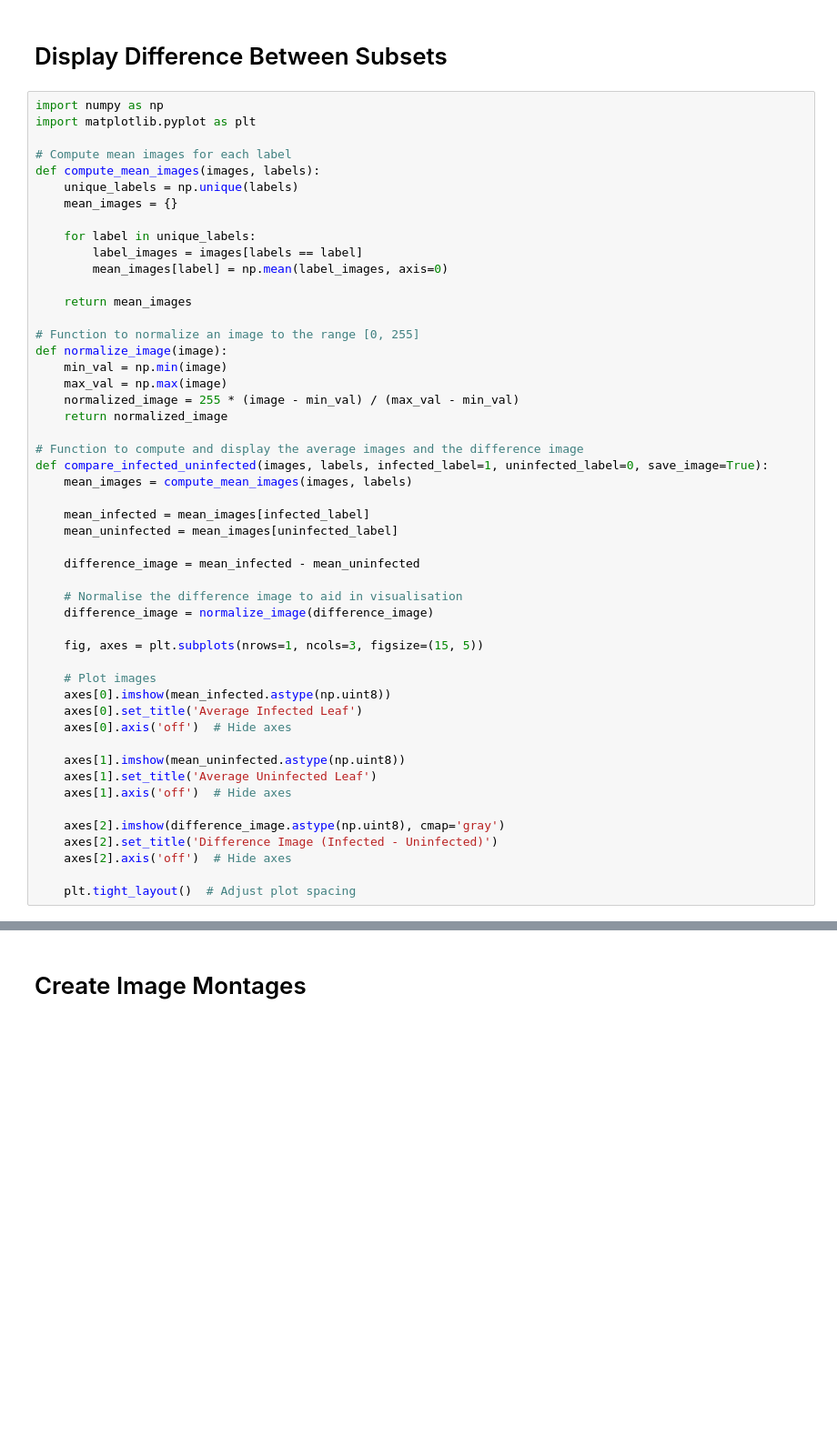
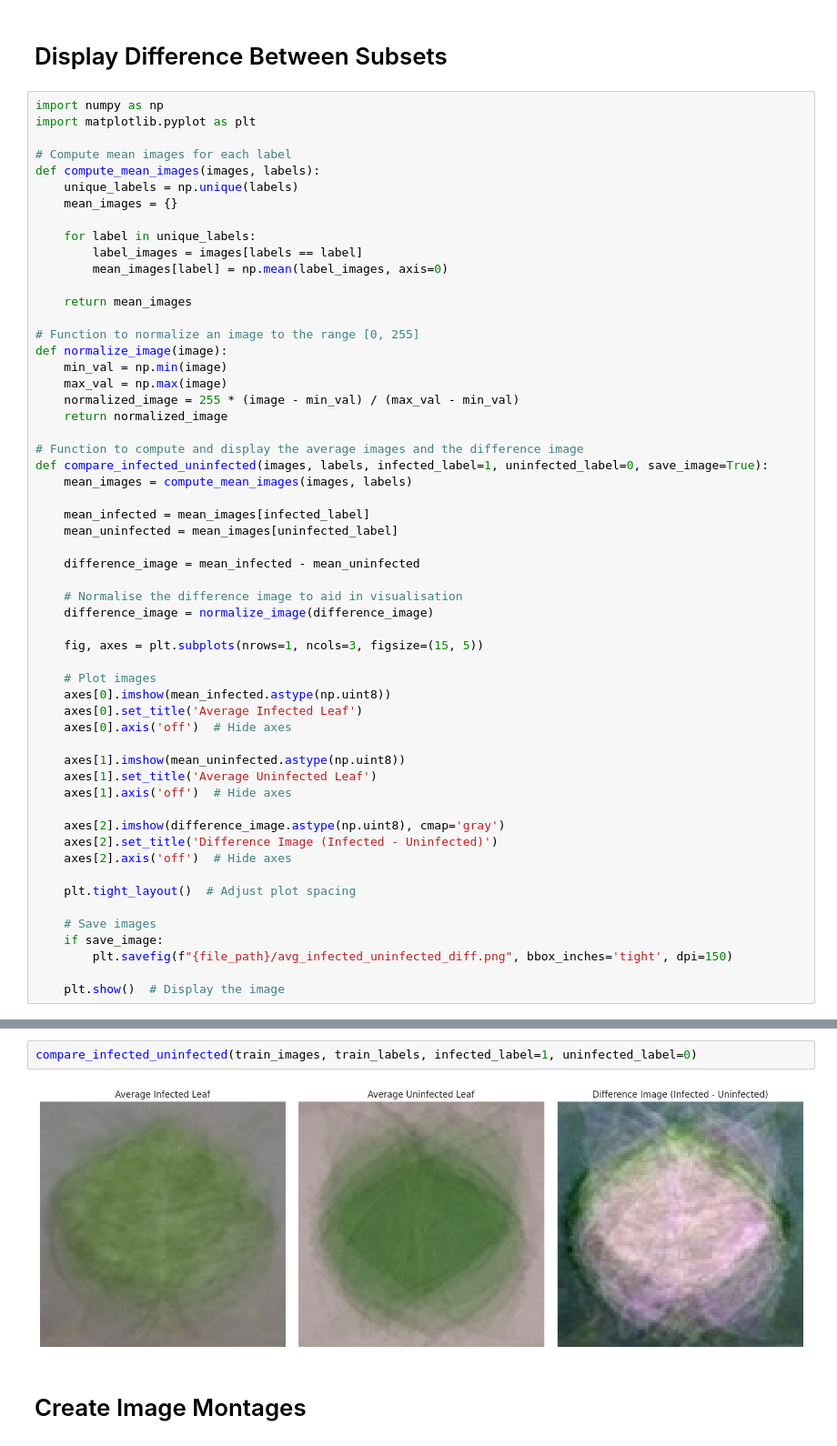
Before and after one commit to HGlass07/Mildew-Detection, a Jupyter notebook: jupyter_notebooks/DataVisualisation.ipynb, the cells around one changed output, grey strips where cells are left out. Shown: that part at 91% size. Cells and saved outputs as stored; diff of their text form; blank space fills up the shorter version.

Commit message:
applied img difd func to train set, saved img

```diff
--- a/jupyter_notebooks/DataVisualisation.ipynb
+++ b/jupyter_notebooks/DataVisualisation.ipynb
@@ -293,3 +293,9 @@ def compare_infected_uninfected(images, labels, infected_label=1, uninfected_lab
     axes[2].axis('off')  # Hide axes
 
     plt.tight_layout()  # Adjust plot spacing
+
+    # Save images
+    if save_image:
+        plt.savefig(f"{file_path}/avg_infected_uninfected_diff.png", bbox_inches='tight', dpi=150)
+
+    plt.show()  # Display the image
@@ -296,3 +304,7 @@ def compare_infected_uninfected(images, labels, infected_label=1, uninfected_lab
+# %%
+compare_infected_uninfected(train_images, train_labels, infected_label=1, uninfected_label=0)
+# %% [output]
+[figure, added]
 # %% [markdown]
 # Create Image Montages
 # %% [markdown]
```
Also changed, not shown: parts of 1 cell of this notebook, 1 other file.
